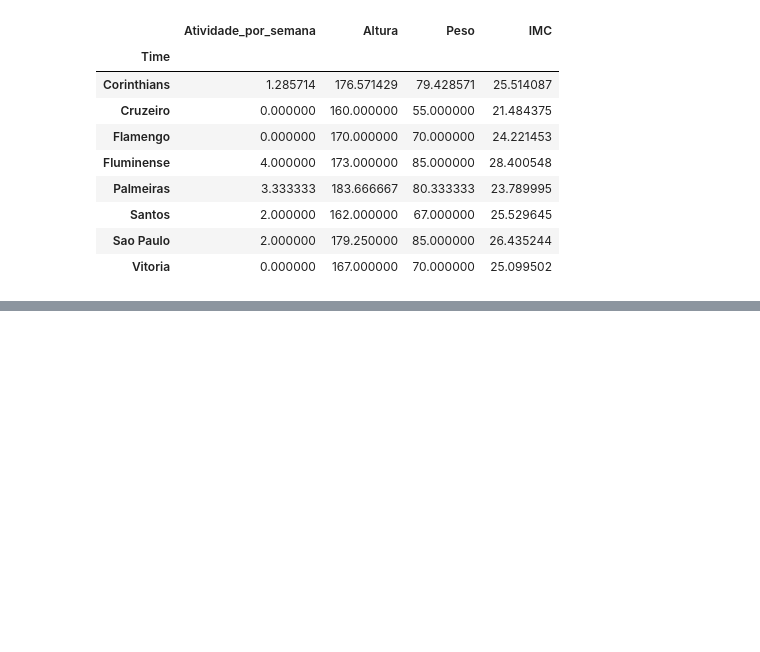
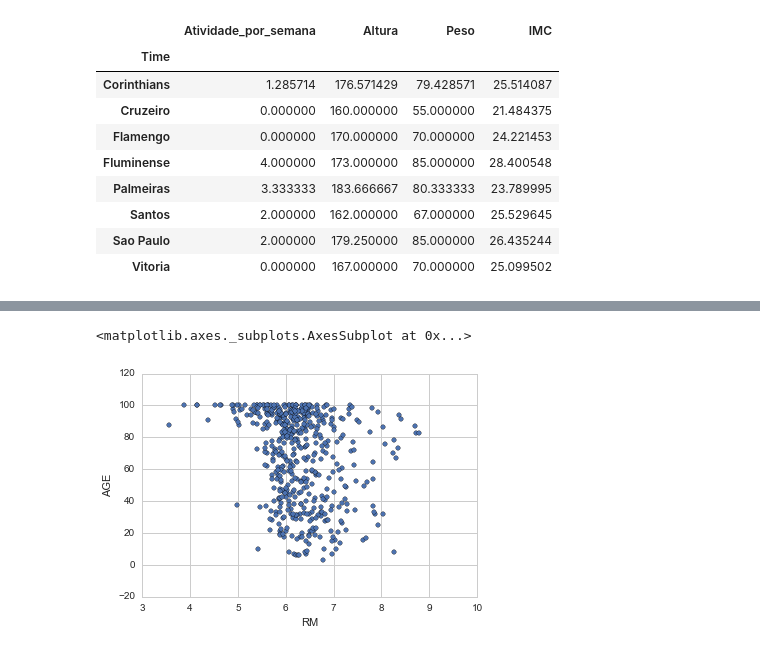
Before and after one commit to hitoshinagano/Locaweb_aulas, a Jupyter notebook: Aula.ipynb, the cells around one changed output, grey strips where cells are left out. Saved outputs shown, nothing was run; the diff lists cells and outputs as text; code cells hidden in the pictures; blank space fills up the shorter version.

```diff
--- a/Aula.ipynb
+++ b/Aula.ipynb
@@ -1401,0 +1467,6 @@ df_agrupado.apply(ranker)
+# %%
+# carregando o df
+boston_df = DataFrame(boston.data)
+
+# nome das colunas
+boston_df.columns = boston.feature_names
@@ -1401,0 +1482,5 @@ df_agrupado.apply(ranker)
+# %%
+boston_df.plot(kind='scatter', x = 'RM', y = 'AGE')
+# %% [output]
+<matplotlib.axes._subplots.AxesSubplot at 0x...>
+[figure, added]
```
Also changed, not shown: parts of 81 cells of this notebook.
